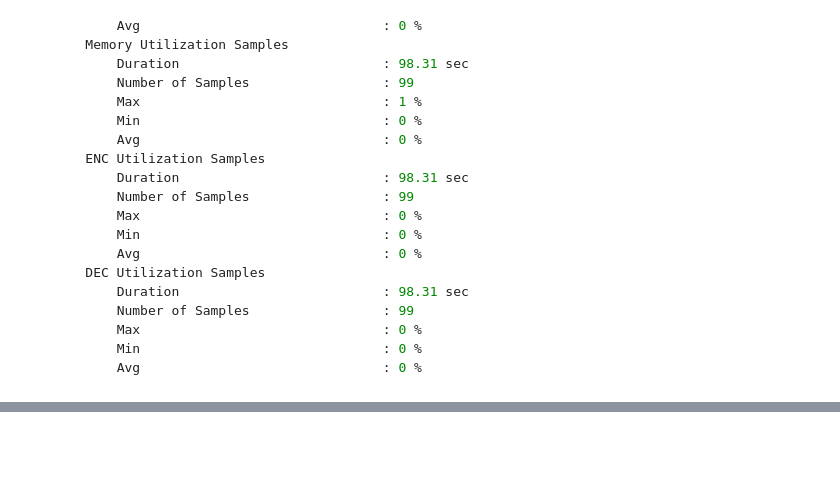
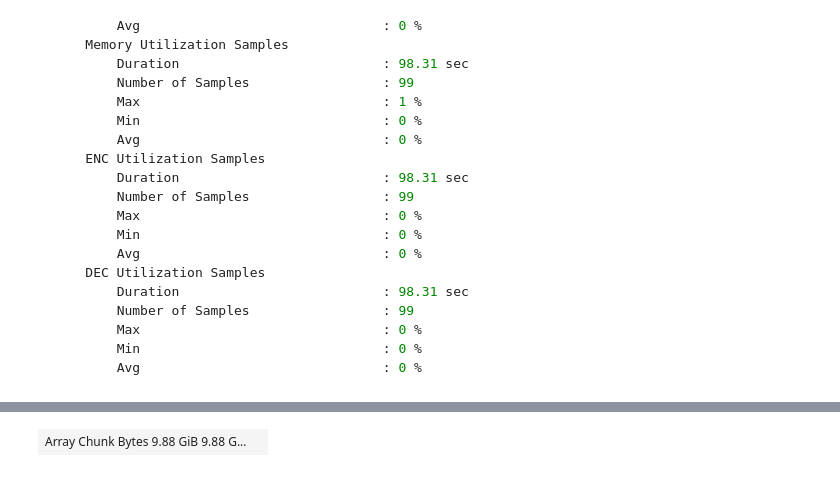
Before and after one commit to leaver2000/griblib, a Jupyter notebook: notebooks/probsevere/2.1-xfer-dask0.ipynb, the cells around one changed output, grey strips where cells are left out. Cells and saved outputs as stored; diff of their text form; code cells hidden in the pictures; blank space fills up the shorter version.

```diff
--- a/notebooks/probsevere/2.1-xfer-dask0.ipynb
+++ b/notebooks/probsevere/2.1-xfer-dask0.ipynb
@@ -564,0 +431,4 @@ df
+# %%
+storm_longitude_array - bbox_longitude_array
+# %% [output]
+| Array Chunk Bytes 9.88 GiB 9.88 G... |  |
```
Also changed, not shown: parts of 24 cells of this notebook, 14 other files.
